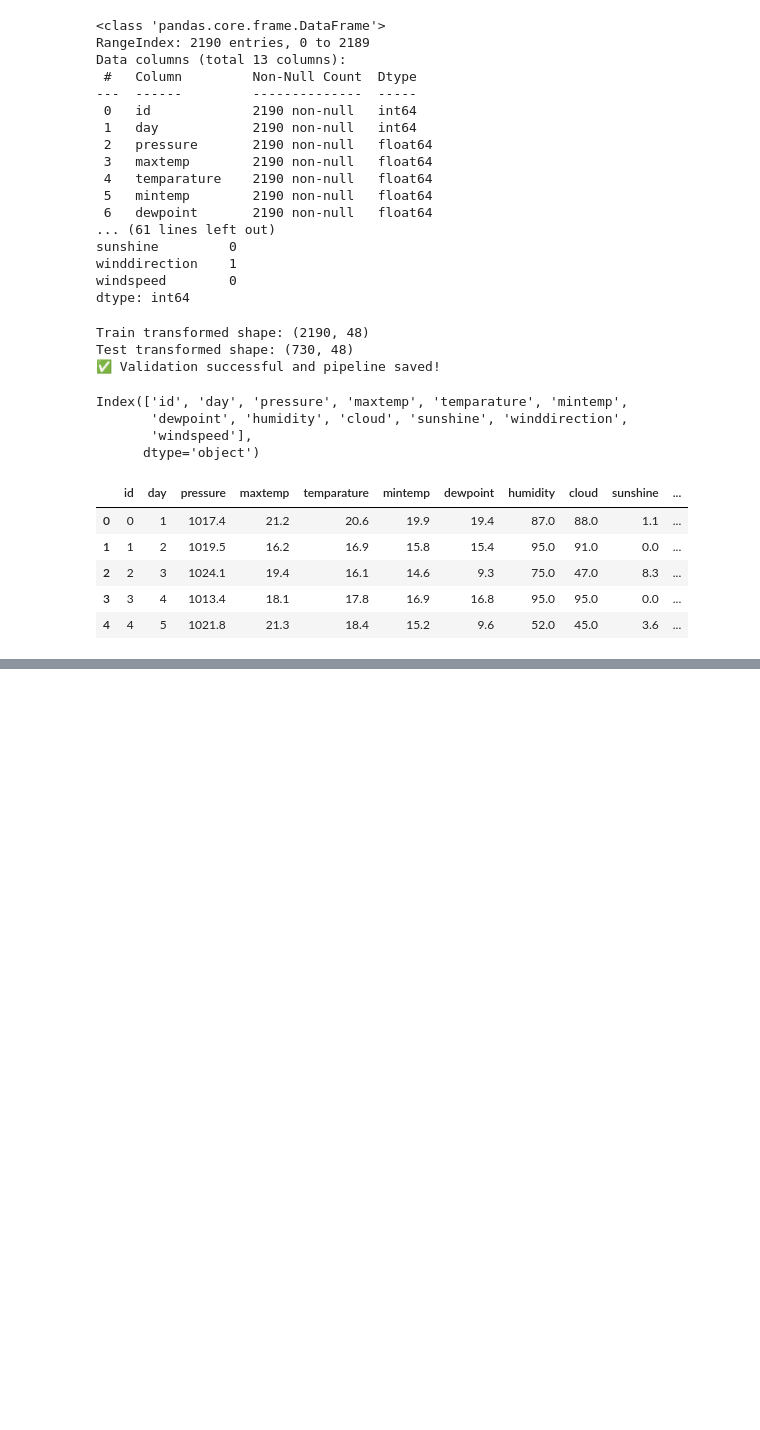
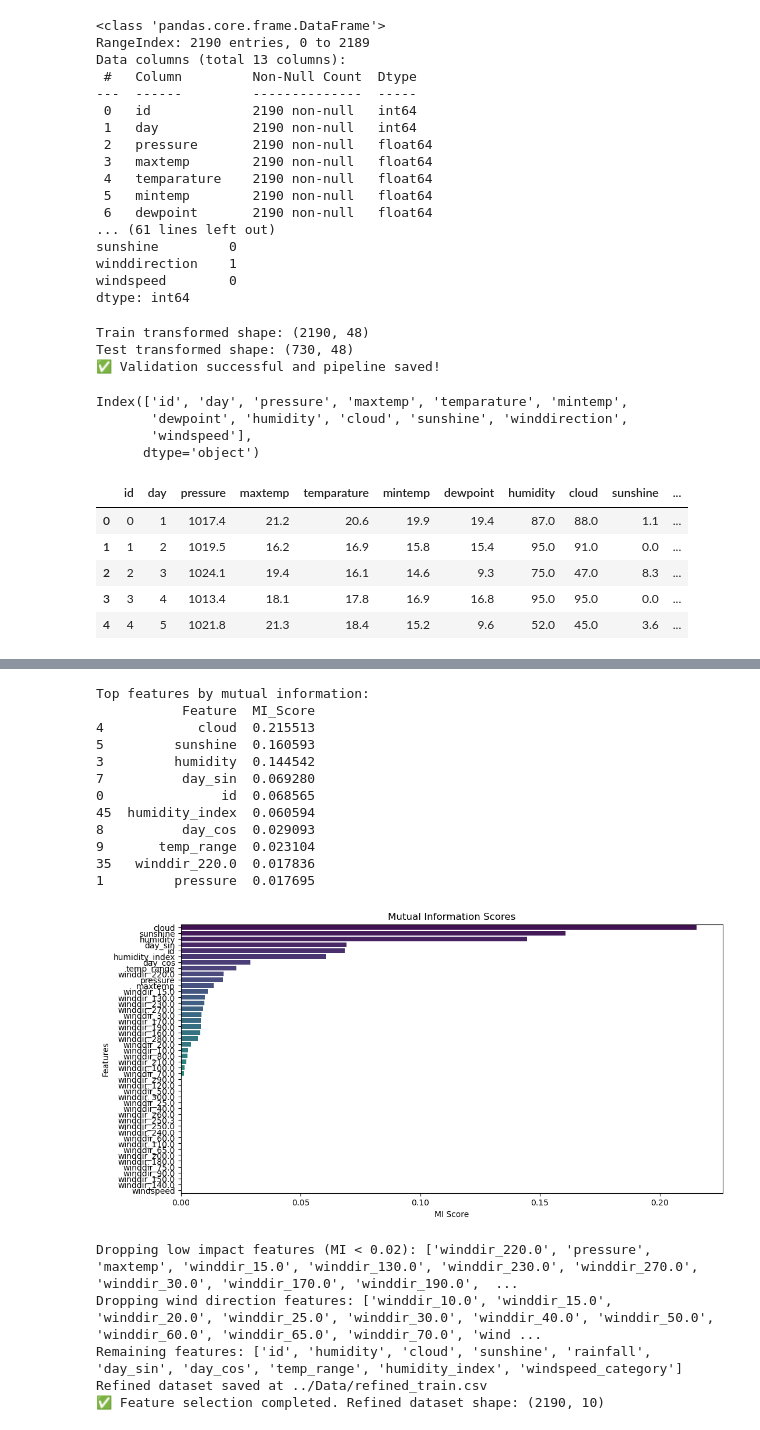
Before and after one commit to Seryabiz/PHASE_5_CAPSTONE_PROJECT, a Jupyter notebook: Notebooks/Alfred.ipynb, the cells around one changed output, grey strips where cells are left out. Cells and saved outputs as stored; diff of their text form; code cells hidden in the pictures; blank space fills up the shorter version.

```diff
--- a/Notebooks/Alfred.ipynb
+++ b/Notebooks/Alfred.ipynb
@@ -467,0 +299,44 @@ TypeError: __init__() got an unexpected keyword argument 'base_estimator'
+# %%
+
+from Feature_selection import compute_mutual_information, plot_mi_scores, drop_low_impact_features, save_refined_dataset
+
+# 1. Load the cleaned dataset with engineered features
+df_cleaned = pd.read_csv('../Data/cleaned_train.csv')
+
+# 2. Handle missing values in windspeed_category if present
+if 'windspeed_category' in df_cleaned.columns:
+    df_cleaned['windspeed_category'] = df_cleaned['windspeed_category'].fillna('Unknown')
+
+# 3. Compute mutual information scores
+mi_df = compute_mutual_information(df_cleaned, target_column='rainfall')
+
+# 4. Visualize mutual information scores
+plot_mi_scores(mi_df)
+
+# 5. Drop low-impact features and wind direction features
+df_refined = drop_low_impact_features(df_cleaned, mi_df, threshold=0.02, target_column='rainfall')
+
+# 6. Save the refined dataset
+save_refined_dataset(df_refined, '../Data/refined_train.csv')
+
+# 7. Confirm completion
+print(f"✅ Feature selection completed. Refined dataset shape: {df_refined.shape}")
+# %% [output]
+Top features by mutual information:
+           Feature  MI_Score
+4            cloud  0.215513
+5         sunshine  0.160593
+3         humidity  0.144542
+7          day_sin  0.069280
+0               id  0.068565
+45  humidity_index  0.060594
+8          day_cos  0.029093
+9       temp_range  0.023104
+35   winddir_220.0  0.017836
+1         pressure  0.017695
+[figure, added]
+Dropping low impact features (MI < 0.02): ['winddir_220.0', 'pressure', 'maxtemp', 'winddir_15.0', 'winddir_130.0', 'winddir_230.0', 'winddir_270.0', 'winddir_30.0', 'winddir_170.0', 'winddir_190.0',  ...
+Dropping wind direction features: ['winddir_10.0', 'winddir_15.0', 'winddir_20.0', 'winddir_25.0', 'winddir_30.0', 'winddir_40.0', 'winddir_50.0', 'winddir_60.0', 'winddir_65.0', 'winddir_70.0', 'wind ...
+Remaining features: ['id', 'humidity', 'cloud', 'sunshine', 'rainfall', 'day_sin', 'day_cos', 'temp_range', 'humidity_index', 'windspeed_category']
+Refined dataset saved at ../Data/refined_train.csv
+✅ Feature selection completed. Refined dataset shape: (2190, 10)
```
Also changed, not shown: parts of 11 cells of this notebook, 11 other files.
